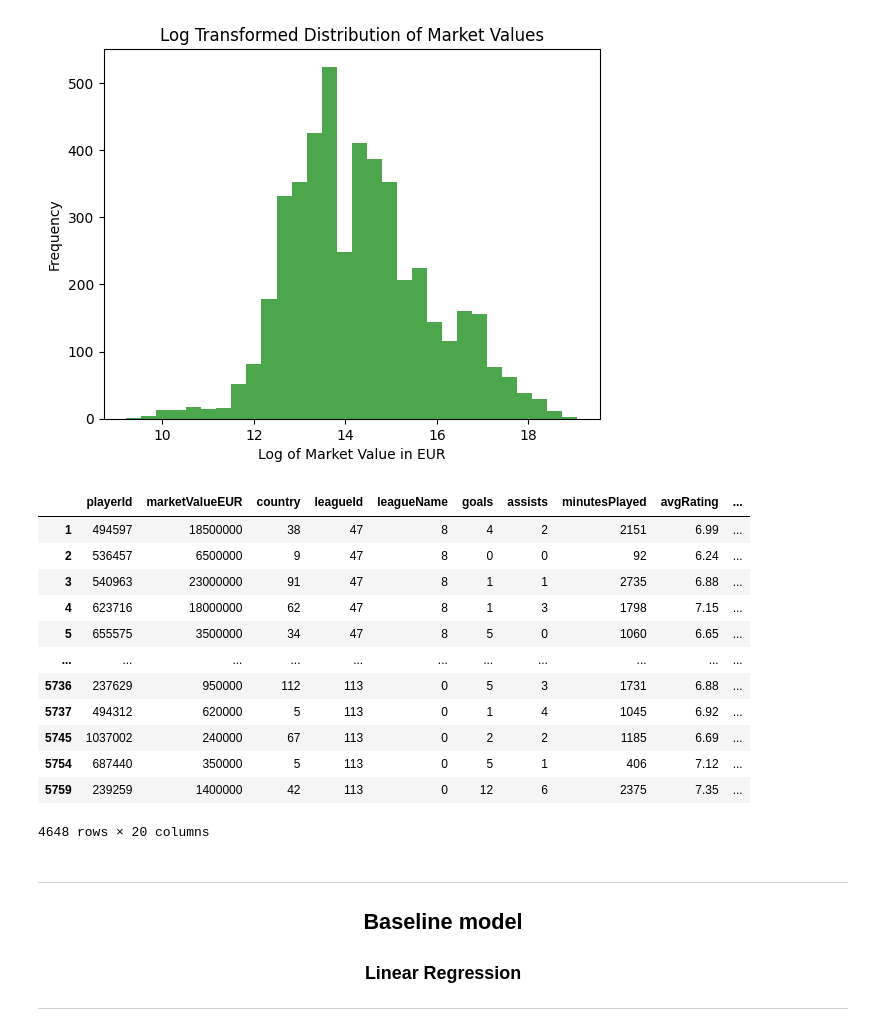
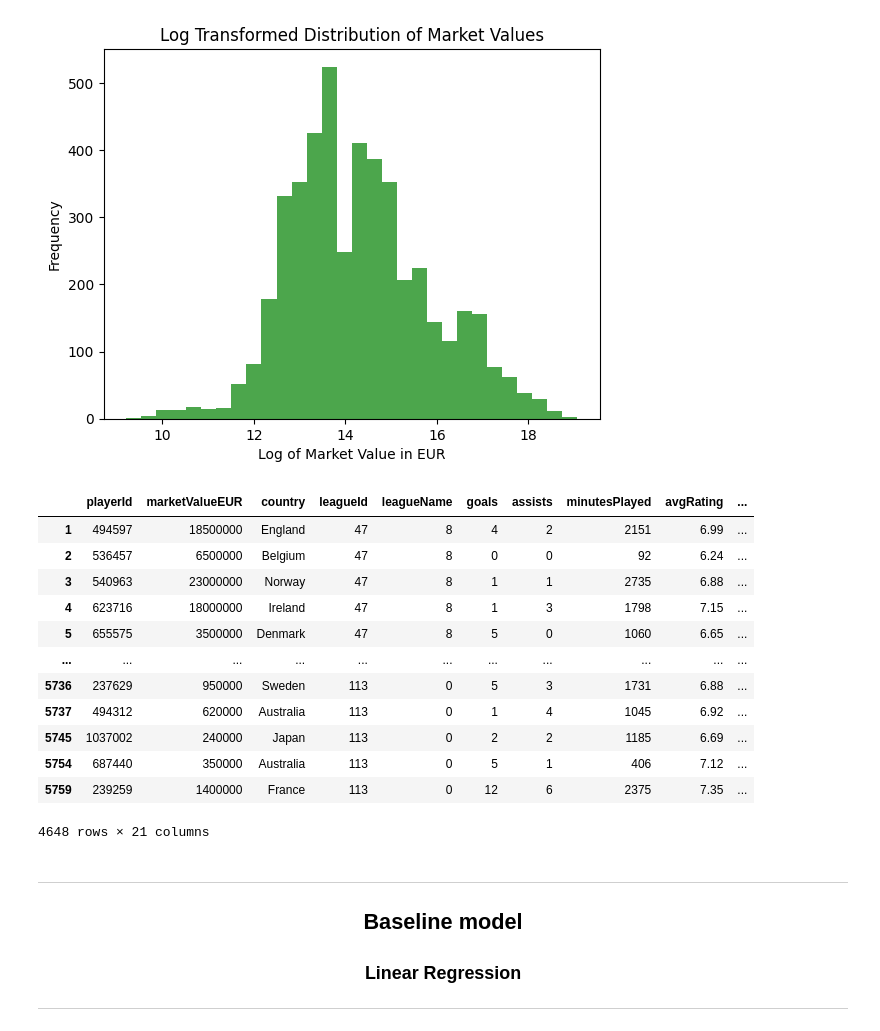
Before and after one commit to mortenhodt/machineLearningExamProject, a Jupyter notebook: main.ipynb, the cells around one changed output. Cells and saved outputs as stored; diff of their text form; code cells hidden in the pictures.

```diff
--- a/main.ipynb
+++ b/main.ipynb
@@ -386,32 +386,32 @@ plt.show()
 # %%
 # Preparing dataset for ml/dl analysis
 
 player_stats_final.dtypes
 
 # Dropping name column columns
 player_stats_final = player_stats_final.drop('name',axis = 1)
 
 # Encoding categorical features
 labelencoder = preprocessing.LabelEncoder()
 
-player_stats_final["country"] = labelencoder.fit_transform(player_stats_final["country"])
+player_stats_final["country_encoded"] = labelencoder.fit_transform(player_stats_final["country"])
 player_stats_final["leagueName"] = labelencoder.fit_transform(player_stats_final["leagueName"])
 player_stats_final["is_attacker"] = labelencoder.fit_transform(player_stats_final["is_attacker"])
 player_stats_final
 # %% [output]
 |  | playerId | marketValueEUR | country | leagueId | leagueName | goals | assists | minutesPlayed | avgRating | ... |
-| 1 | 494597 | 18500000 | 38 | 47 | 8 | 4 | 2 | 2151 | 6.99 | ... |
-| 2 | 536457 | 6500000 | 9 | 47 | 8 | 0 | 0 | 92 | 6.24 | ... |
-| 3 | 540963 | 23000000 | 91 | 47 | 8 | 1 | 1 | 2735 | 6.88 | ... |
-| 4 | 623716 | 18000000 | 62 | 47 | 8 | 1 | 3 | 1798 | 7.15 | ... |
-| 5 | 655575 | 3500000 | 34 | 47 | 8 | 5 | 0 | 1060 | 6.65 | ... |
+| 1 | 494597 | 18500000 | England | 47 | 8 | 4 | 2 | 2151 | 6.99 | ... |
+| 2 | 536457 | 6500000 | Belgium | 47 | 8 | 0 | 0 | 92 | 6.24 | ... |
+| 3 | 540963 | 23000000 | Norway | 47 | 8 | 1 | 1 | 2735 | 6.88 | ... |
+| 4 | 623716 | 18000000 | Ireland | 47 | 8 | 1 | 3 | 1798 | 7.15 | ... |
+| 5 | 655575 | 3500000 | Denmark | 47 | 8 | 5 | 0 | 1060 | 6.65 | ... |
 | ... | ... | ... | ... | ... | ... | ... | ... | ... | ... | ... |
-| 5736 | 237629 | 950000 | 112 | 113 | 0 | 5 | 3 | 1731 | 6.88 | ... |
-| 5737 | 494312 | 620000 | 5 | 113 | 0 | 1 | 4 | 1045 | 6.92 | ... |
-| 5745 | 1037002 | 240000 | 67 | 113 | 0 | 2 | 2 | 1185 | 6.69 | ... |
-| 5754 | 687440 | 350000 | 5 | 113 | 0 | 5 | 1 | 406 | 7.12 | ... |
-| 5759 | 239259 | 1400000 | 42 | 113 | 0 | 12 | 6 | 2375 | 7.35 | ... |
+| 5736 | 237629 | 950000 | Sweden | 113 | 0 | 5 | 3 | 1731 | 6.88 | ... |
+| 5737 | 494312 | 620000 | Australia | 113 | 0 | 1 | 4 | 1045 | 6.92 | ... |
+| 5745 | 1037002 | 240000 | Japan | 113 | 0 | 2 | 2 | 1185 | 6.69 | ... |
+| 5754 | 687440 | 350000 | Australia | 113 | 0 | 5 | 1 | 406 | 7.12 | ... |
+| 5759 | 239259 | 1400000 | France | 113 | 0 | 12 | 6 | 2375 | 7.35 | ... |
-4648 rows × 20 columns
+4648 rows × 21 columns
 # %% [markdown]
 ***
 ## <center> Baseline model
```
Also changed, not shown: parts of 5 cells of this notebook.
